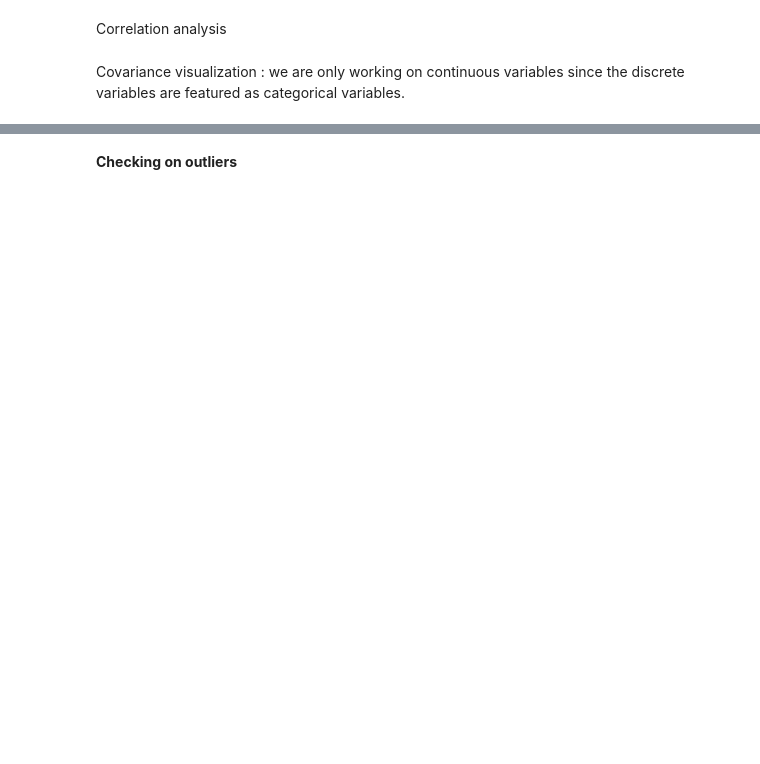
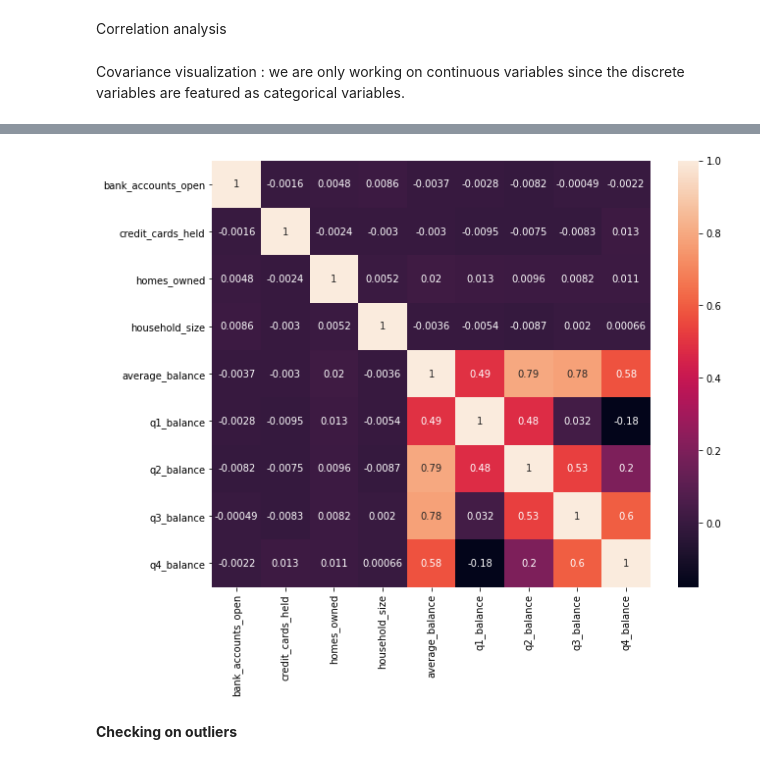
Before and after one commit to diebland/Project-Mid-Term, a Jupyter notebook: Classification_Project.ipynb, the cells around one changed output, grey strips where cells are left out. Cells and saved outputs as stored; diff of their text form; code cells hidden in the pictures; blank space fills up the shorter version.

```diff
--- a/Classification_Project.ipynb
+++ b/Classification_Project.ipynb
@@ -261,2 +237,6 @@ plt.show()
+# %%
+corr_matrix(df)
+# %% [output]
+[figure, added]
 # %% [markdown]
 **Checking on outliers**
```
Also changed, not shown: parts of 103 cells of this notebook, 4 other files.
